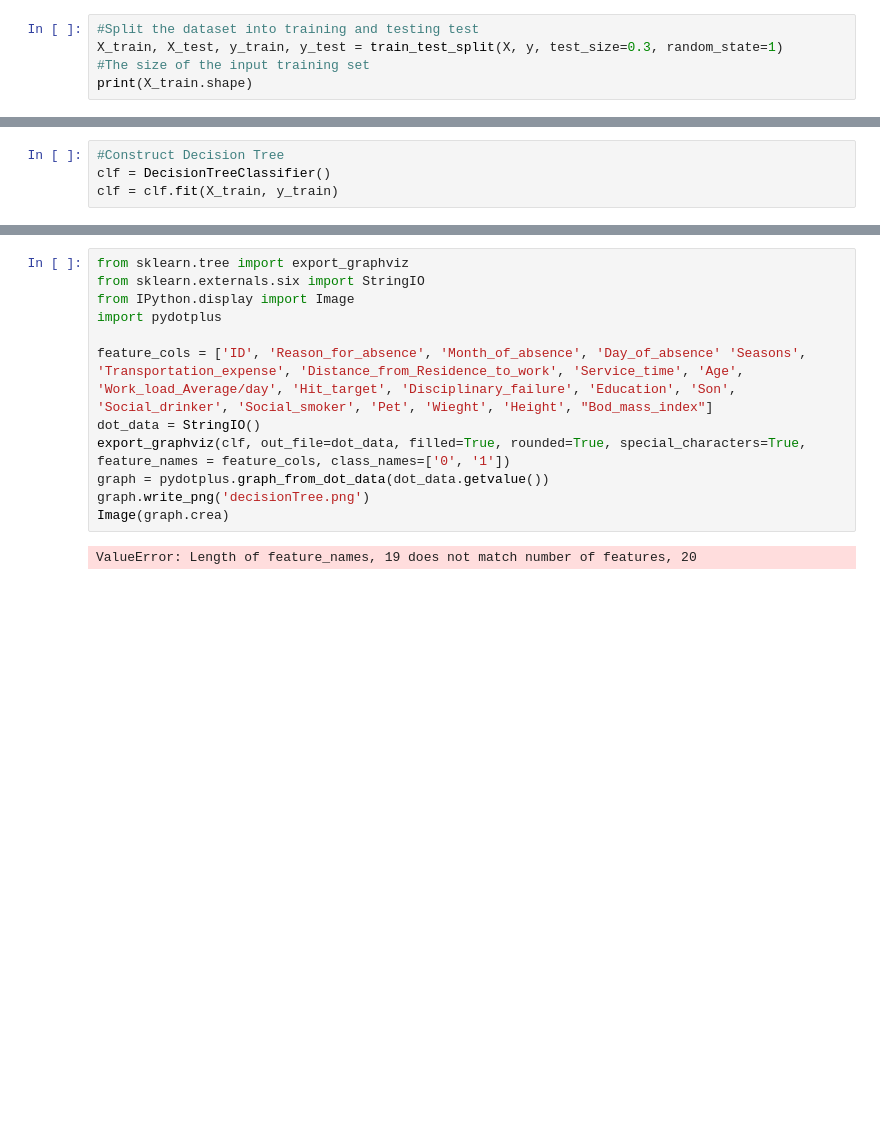
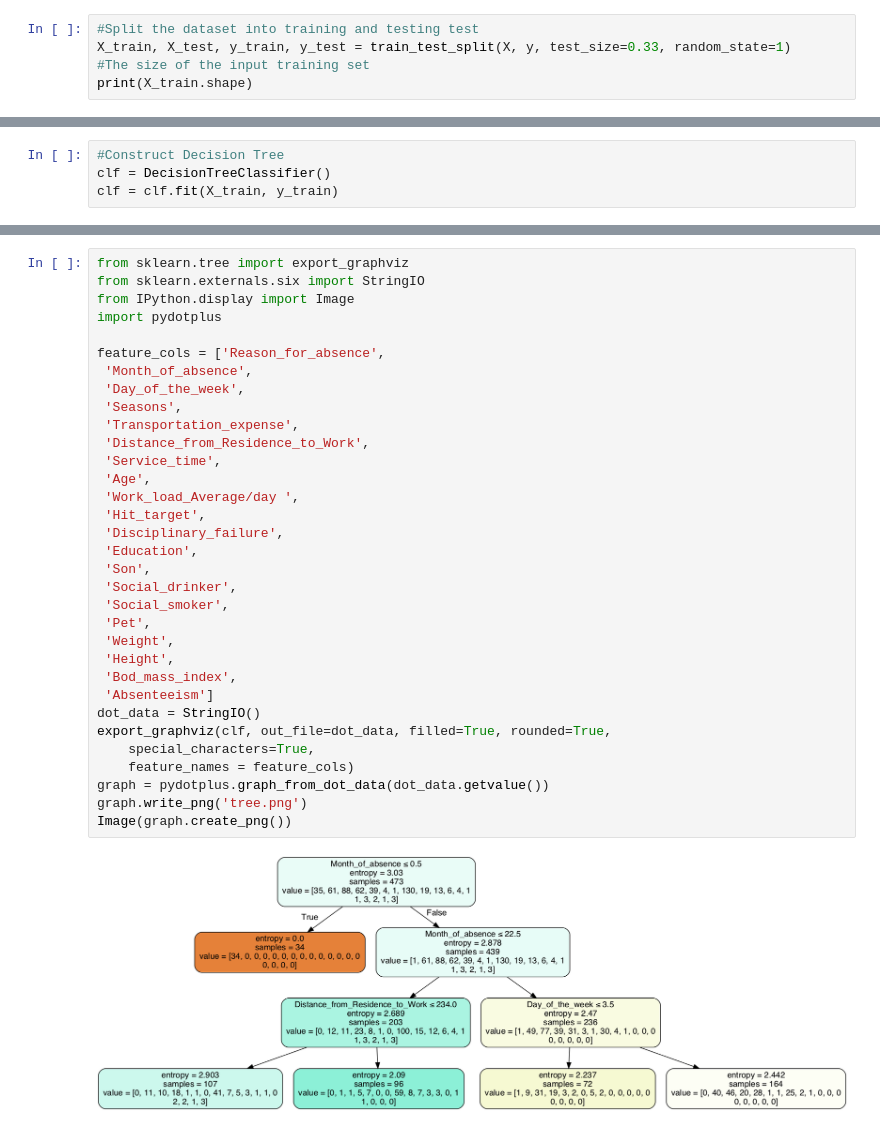
Before and after one commit to hawrot/bigdata-ml-coursework, a Jupyter notebook: decisionTree.ipynb, the cells around one changed output, grey strips where cells are left out. Saved outputs shown, nothing was run; the diff lists cells and outputs as text; blank space fills up the shorter version.

```diff
--- a/decisionTree.ipynb
+++ b/decisionTree.ipynb
@@ -48,7 +48,7 @@ print(y[0:10])
 Name: Absenteeism, dtype: int64
 # %%
 #Split the dataset into training and testing test
-X_train, X_test, y_train, y_test = train_test_split(X, y, test_size=0.3, random_state=1)
+X_train, X_test, y_train, y_test = train_test_split(X, y, test_size=0.33, random_state=1)
 #The size of the input training set
 print(X_train.shape)
 # %% [output]
@@ -83,14 +83,35 @@ Accuracy is:  0.46226415094339623
 # %%
 from sklearn.tree import export_graphviz
 from sklearn.externals.six import StringIO
 from IPython.display import Image
 import pydotplus
 
-feature_cols = ['ID', 'Reason_for_absence', 'Month_of_absence', 'Day_of_absence' 'Seasons', 'Transportation_expense', 'Distance_from_Residence_to_work', 'Service_time', 'Age', 'Work_load_Average/day', 'Hit_target', 'Disciplinary_failure', 'Education', 'Son', 'Social_drinker', 'Social_smoker', 'Pet', 'Wieght', 'Height', "Bod_mass_index"]
+feature_cols = ['Reason_for_absence',
+ 'Month_of_absence',
+ 'Day_of_the_week',
+ 'Seasons',
+ 'Transportation_expense',
+ 'Distance_from_Residence_to_Work',
+ 'Service_time',
+ 'Age',
+ 'Work_load_Average/day ',
+ 'Hit_target',
+ 'Disciplinary_failure',
+ 'Education',
+ 'Son',
+ 'Social_drinker',
+ 'Social_smoker',
+ 'Pet',
+ 'Weight',
+ 'Height',
+ 'Bod_mass_index',
+ 'Absenteeism']
 dot_data = StringIO()
-export_graphviz(clf, out_file=dot_data, filled=True, rounded=True, special_characters=True, feature_names = feature_cols, class_names=['0', '1'])
+export_graphviz(clf, out_file=dot_data, filled=True, rounded=True,
+    special_characters=True,
+    feature_names = feature_cols)
 graph = pydotplus.graph_from_dot_data(dot_data.getvalue())
-graph.write_png('decisionTree.png')
-Image(graph.crea)
+graph.write_png('tree.png')
+Image(graph.create_png())
 # %% [output]
-ValueError: Length of feature_names, 19 does not match number of features, 20
+[figure, added]
```
Also changed, not shown: parts of 3 cells of this notebook, 11 other files.
